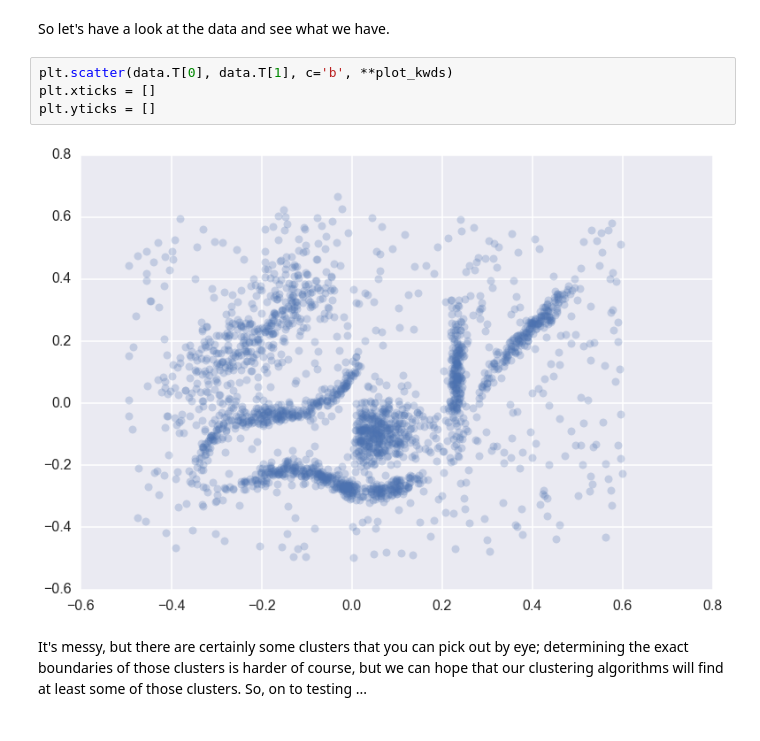
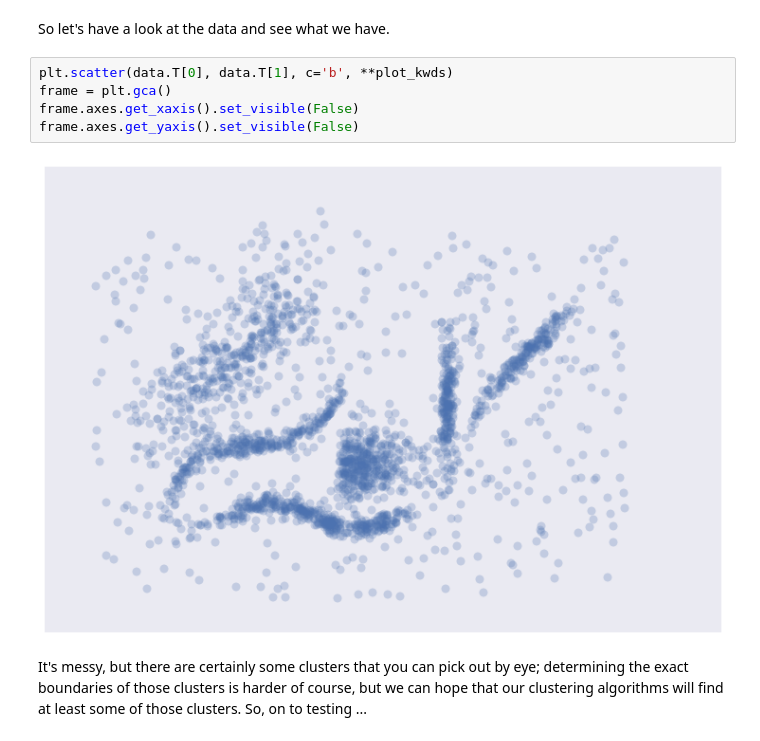
Before and after one commit to scikit-learn-contrib/hdbscan, a Jupyter notebook: notebooks/Comparing Clustering Algorithms.ipynb, the cells around one changed output. Drawn from its saved outputs; the diff is of its cells as text.

Commit message:
removed axis ticks on scatterplots

```diff
--- a/notebooks/Comparing Clustering Algorithms.ipynb
+++ b/notebooks/Comparing Clustering Algorithms.ipynb
@@ -36,10 +36,11 @@ data = np.load('clusterable_data.npy')
 So let's have a look at the data and see what we have.
 # %%
 plt.scatter(data.T[0], data.T[1], c='b', **plot_kwds)
-plt.xticks = []
-plt.yticks = []
+frame = plt.gca()
+frame.axes.get_xaxis().set_visible(False)
+frame.axes.get_yaxis().set_visible(False)
 # %% [output]
-[figure, old version]
+[figure, new version]
 # %% [markdown]
 It's messy, but there are certainly some clusters that you can pick out by eye; determining the exact boundaries of those clusters is harder of course, but we can hope that our clustering algorithms will find at least some of those clusters. So, on to testing ...
 # %% [markdown]
```
Also changed, not shown: parts of 7 cells of this notebook.
